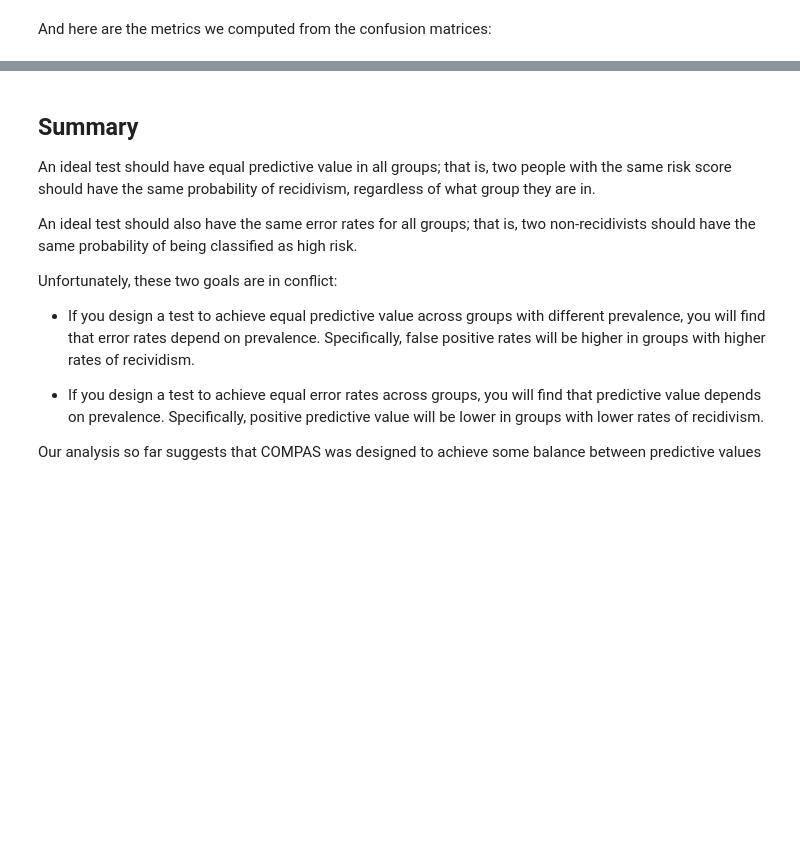
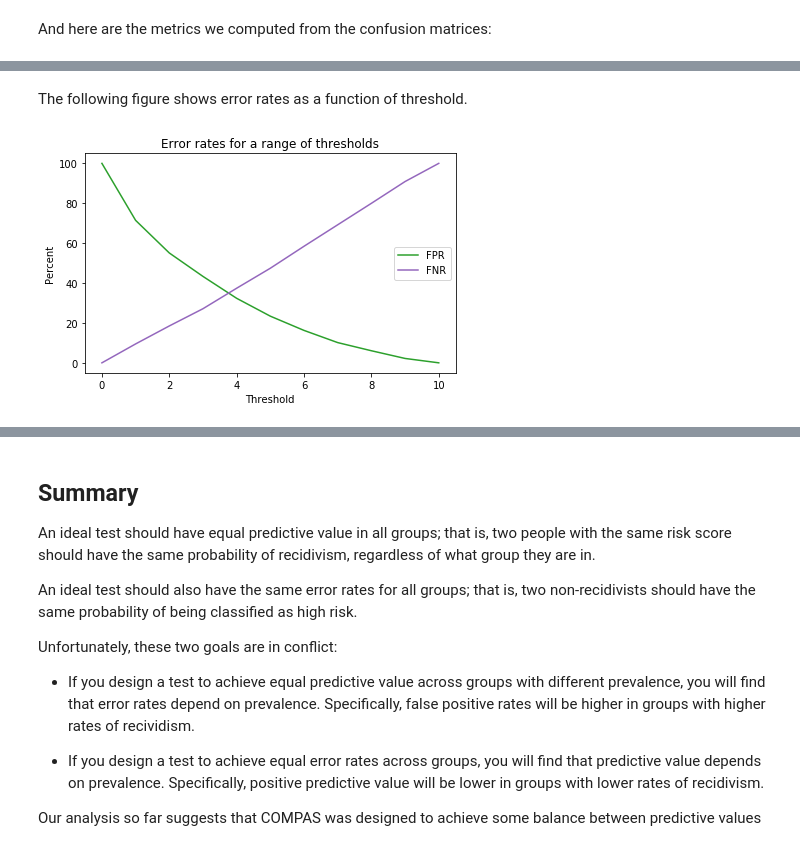
Before and after one commit to AllenDowney/RecidivismCaseStudy, a Jupyter notebook: 02_calibration.ipynb, the cells around one changed output, grey strips where cells are left out. Drawn from its saved outputs; the diff is of its cells as text; code cells hidden in the pictures; blank space fills up the shorter version.

```diff
--- a/02_calibration.ipynb
+++ b/02_calibration.ipynb
@@ -621,8 +204,0 @@ For the COMPAS test, the effect is not as extreme.  The following loop computes
-# %%
-actual_pv = pd.DataFrame(columns=['ppv', 'npv'])
-
-for m in (matrix_white, matrix_all, matrix_black):
-    prev = prevalence(m)
-    actual_pv.loc[prev] = predictive_value(m)
-
-actual_pv
@@ -653,0 +229,19 @@ Again, the test is less sensitive to differences in prevalence between groups th
+# %%
+def sweep_threshold(cp):
+    """Sweep a range of threshold and compute accuracy metrics.
+
+    cp: DataFrame of COMPAS data
+
+    returns: DataFrame with one row for each threshold and
+             one column for each metric
+    """
+    index = range(0, 11)
+    columns = ['FPR', 'FNR', 'PPV', 'NPV', 'Prevalence']
+    table = pd.DataFrame(index=index, columns=columns, dtype=float)
+
+    for threshold in index:
+        m = make_matrix(cp, threshold)
+        metrics = compute_metrics(m)
+        table.loc[threshold] = metrics['Percent']
+
+    return table
@@ -653,0 +250,3 @@ Again, the test is less sensitive to differences in prevalence between groups th
+# %%
+table_all = sweep_threshold(cp)
+table_all
@@ -653,0 +266,12 @@ Again, the test is less sensitive to differences in prevalence between groups th
+# %% [markdown]
+The following figure shows error rates as a function of threshold.
+# %%
+table_all['FPR'].plot(color='C2')
+table_all['FNR'].plot(color='C4')
+
+decorate(xlabel='Threshold',
+         ylabel='Percent',
+         title='Error rates for a range of thresholds')
+plt.legend();
+# %% [output]
+[figure, added]
```
Also changed, not shown: parts of 114 cells of this notebook, 4 other files.
